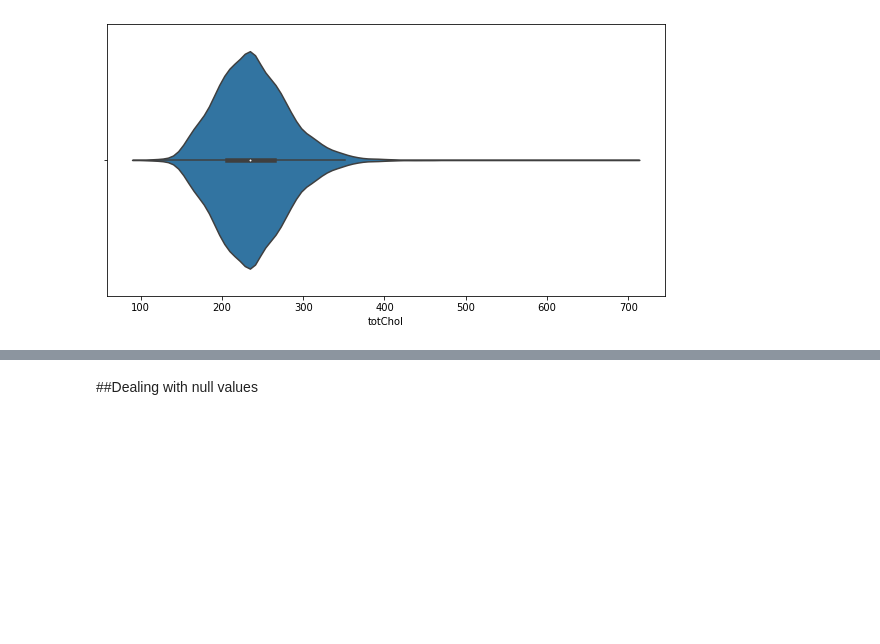
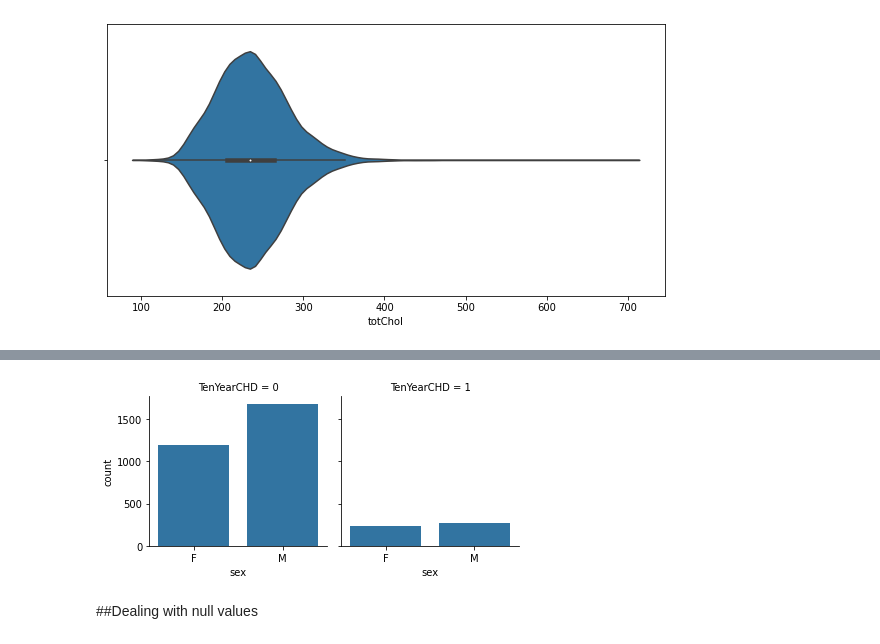
Before and after one commit to sravyagadam/ML_Classification, a Jupyter notebook: AlmaBetter_ML_Classification_CardioVascularRisk.ipynb, the cells around one changed output, grey strips where cells are left out. Cells and saved outputs as stored; diff of their text form; code cells hidden in the pictures; blank space fills up the shorter version.

```diff
--- a/AlmaBetter_ML_Classification_CardioVascularRisk.ipynb
+++ b/AlmaBetter_ML_Classification_CardioVascularRisk.ipynb
@@ -152,3 +161,13 @@ plt.show()
+# %%
+
+
+fct=sns.FacetGrid(data=data,col='TenYearCHD')
+# map the above form facetgrid with some attributes
+fct.map(sns.countplot,'sex').add_legend()
+# show the object
+plt.show()
+# %% [output]
+[figure, added]
 # %% [markdown]
 ##Dealing with null values
 # %% [markdown]
```
Also changed, not shown: parts of 4 cells of this notebook.
